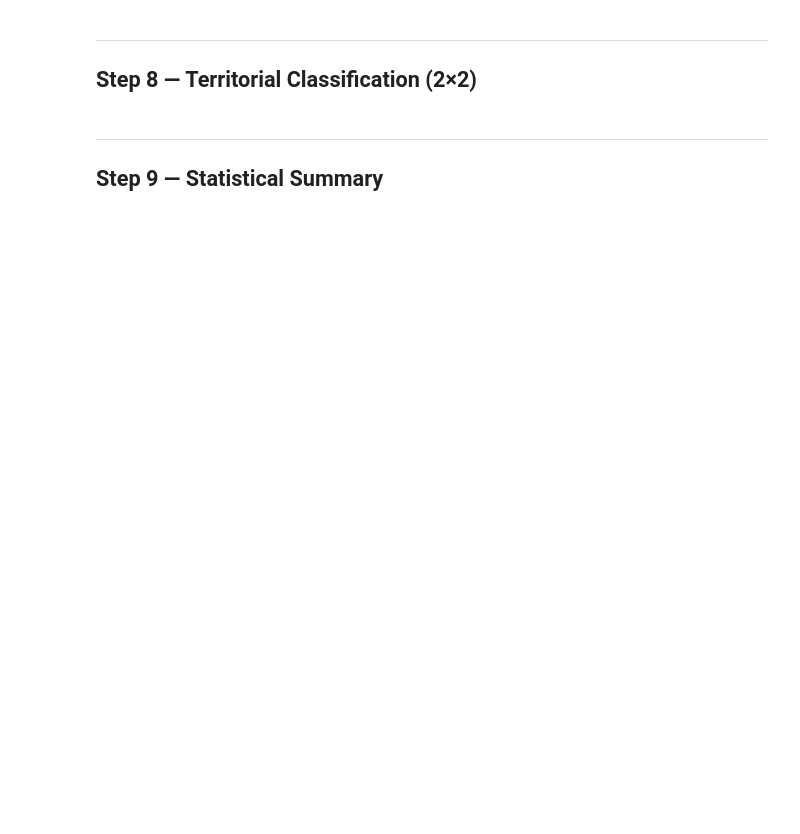
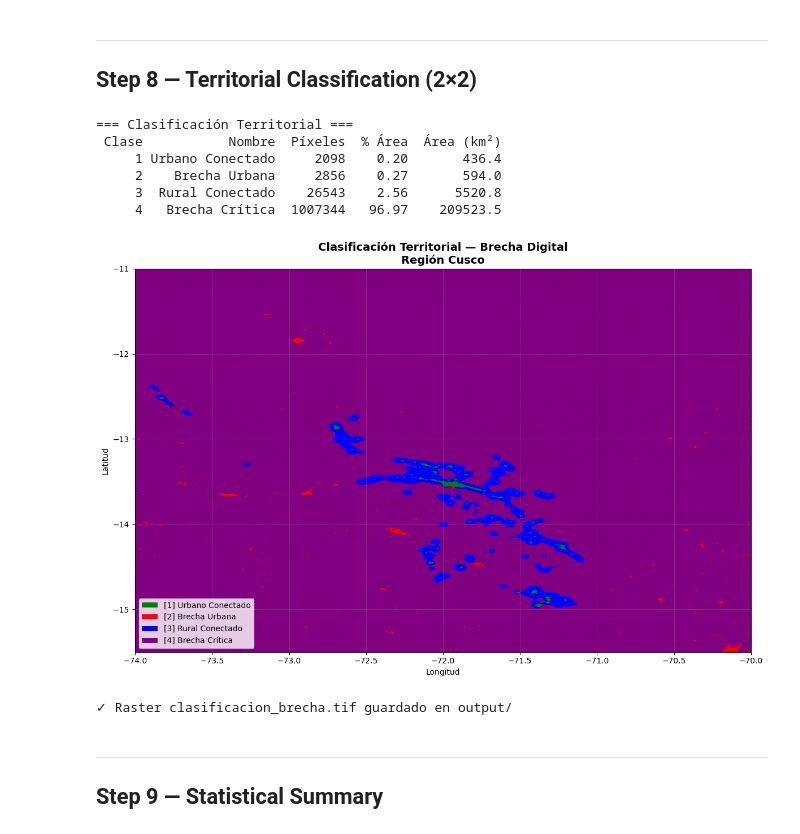
Before and after one commit to CamilaAT/raster-digital-divide, a Jupyter notebook: notebooks/digital_divide_cusco.ipynb, the cells around one changed output. Cells and saved outputs as stored; diff of their text form; code cells hidden in the pictures; blank space fills up the shorter version.

```diff
--- a/notebooks/digital_divide_cusco.ipynb
+++ b/notebooks/digital_divide_cusco.ipynb
@@ -439,35 +595,44 @@ print(df_class.to_string(index=False))
 colors_cls = ['#111111', 'green', 'red', 'blue', 'purple']
 cmap_cls   = ListedColormap(colors_cls)
 
 fig, ax = plt.subplots(figsize=(12, 8))
 im = ax.imshow(classification, cmap=cmap_cls, extent=extent,
                vmin=0, vmax=4, aspect='auto', origin='upper')
 ax.set_title('Clasificación Territorial — Brecha Digital\nRegión Cusco',
              fontsize=14, fontweight='bold')
 ax.set_xlabel('Longitud')
 ax.set_ylabel('Latitud')
 ax.grid(True, alpha=0.3, linewidth=0.5)
 
 legend_elements = [
     mpatches.Patch(facecolor='green',  label='[1] Urbano Conectado'),
     mpatches.Patch(facecolor='red',    label='[2] Brecha Urbana'),
     mpatches.Patch(facecolor='blue',   label='[3] Rural Conectado'),
     mpatches.Patch(facecolor='purple', label='[4] Brecha Crítica'),
 ]
 ax.legend(handles=legend_elements, loc='lower left', fontsize=10)
 plt.tight_layout()
-plt.savefig('output/map5_classification.png', dpi=150, bbox_inches='tight')
+plt.savefig('../output/map5_classification.png', dpi=150, bbox_inches='tight')
 plt.show()
 
 # Guardar raster de clasificación
 with rasterio.open(VNL_PATH) as src:
     profile = src.profile.copy()
 
 profile.update(dtype='uint8', count=1, nodata=0)
-with rasterio.open('output/clasificacion_brecha.tif', 'w', **profile) as dst:
+with rasterio.open('../output/clasificacion_brecha.tif', 'w', **profile) as dst:
     dst.write(classification, 1)
 
 print('\n✓ Raster clasificacion_brecha.tif guardado en output/')
+# %% [output]
+=== Clasificación Territorial ===
+ Clase           Nombre  Píxeles  % Área  Área (km²)
+     1 Urbano Conectado     2098    0.20       436.4
+     2    Brecha Urbana     2856    0.27       594.0
+     3  Rural Conectado    26543    2.56      5520.8
+     4   Brecha Crítica  1007344   96.97    209523.5
+[figure, added]
+✓ Raster clasificacion_brecha.tif guardado en output/
 # %% [markdown]
 ---
 ## Step 9 — Statistical Summary
```
Also changed, not shown: parts of 13 cells of this notebook.
